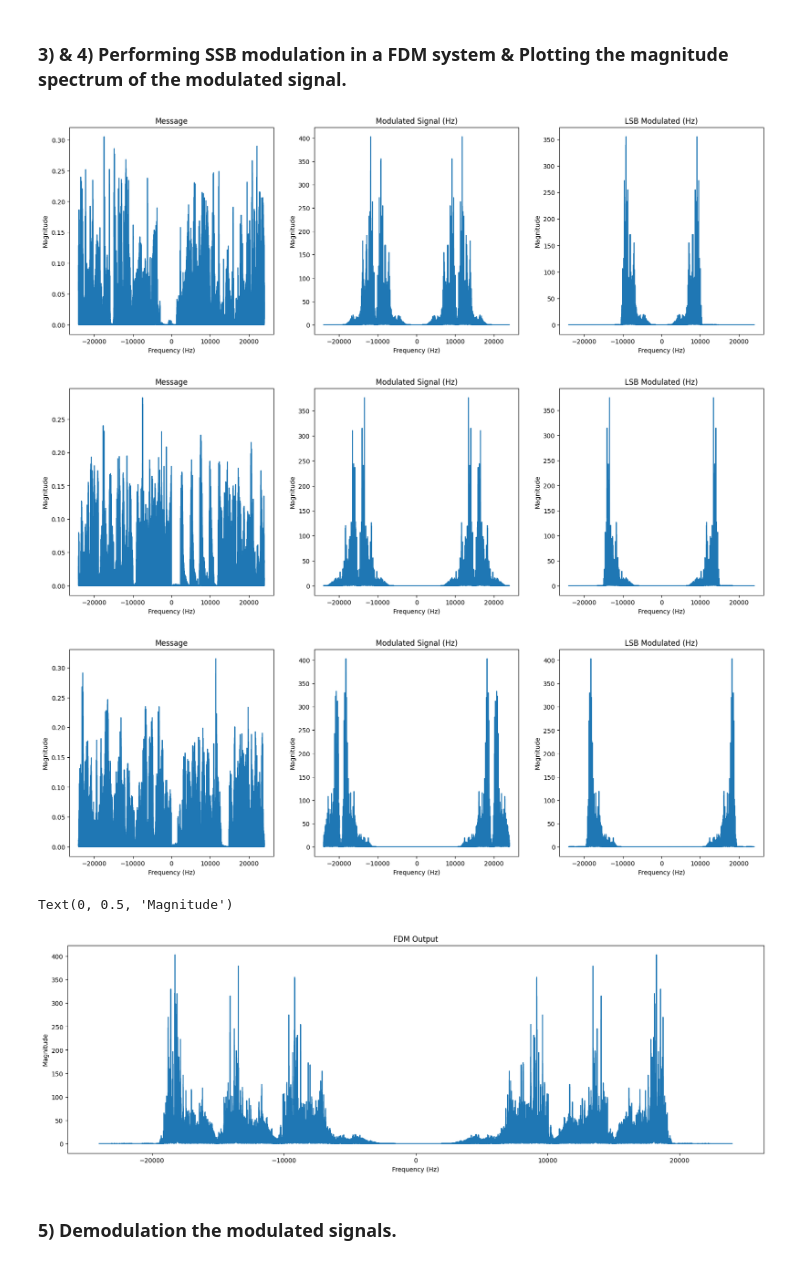
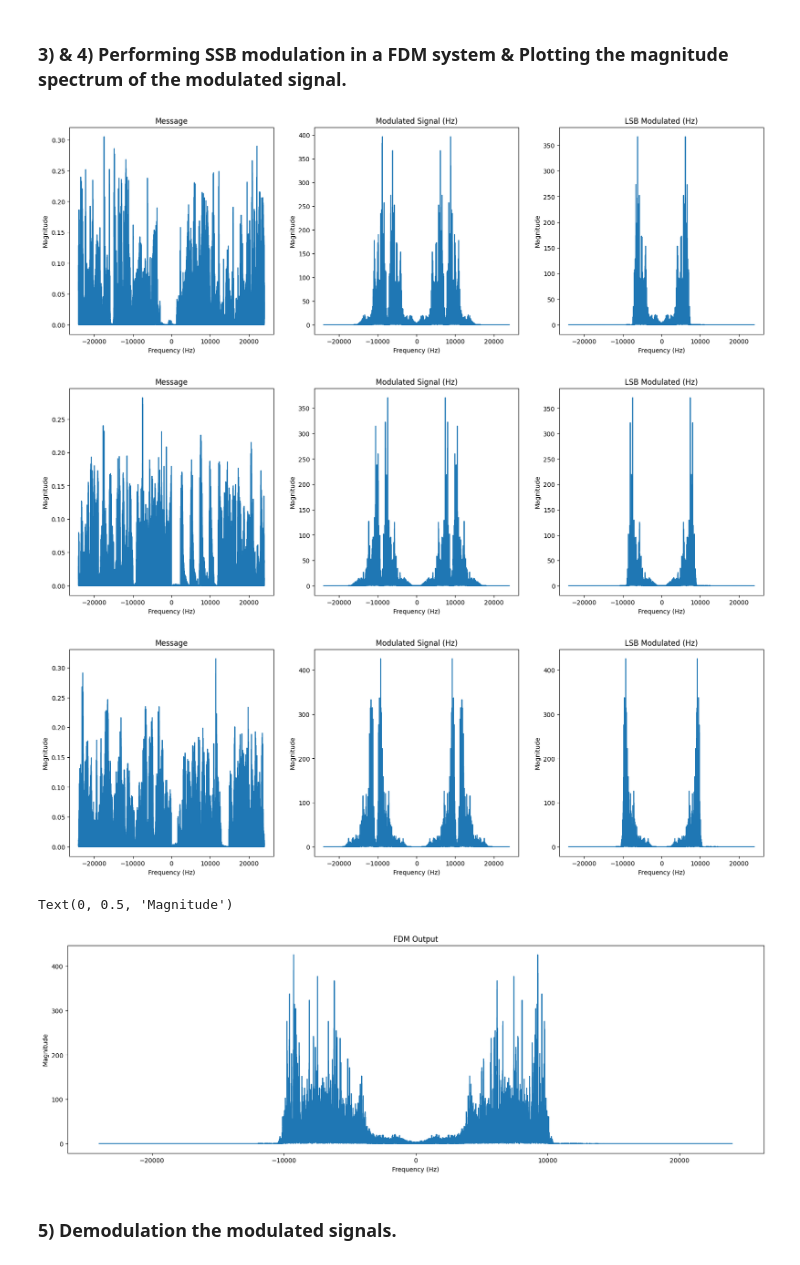
Before and after one commit to ali-bahr/FDM-SSB-Modulation, a Jupyter notebook: FDM_modulation.ipynb, the cells around one changed output. Saved outputs shown, nothing was run; the diff lists cells and outputs as text; code cells hidden in the pictures.

```diff
--- a/FDM_modulation.ipynb
+++ b/FDM_modulation.ipynb
@@ -169,7 +169,7 @@ final_signal = np.zeros(duration * Fs)
 
 for index, filtered_audio in enumerate(filtered_audios):
     # initialize the carrier
-    Fc = (2 + 1.5 * (index + 1)) * bandwidth
+    Fc = (2 + 0.5 * (index + 1)) * bandwidth
     Wc = 2 * np.pi * Fc
     carrier = np.cos(Wc * t)
 
@@ -208,37 +208,37 @@ for index, filtered_audio in enumerate(filtered_audios):
 
     plt.plot(freq, abs(np.fft.fftshift(np.fft.fft(filtered_audio))))
     plt.title("Message")
     plt.xlabel('Frequency (Hz)')
     plt.ylabel('Magnitude')
 
     plt.subplot(1, 3, 2)
     plt.plot(freq, abs(modulated_signal_freq))
     plt.title("Modulated Signal (Hz)")
     plt.xlabel('Frequency (Hz)')
     plt.ylabel('Magnitude')
 
     plt.subplot(1, 3, 3)
     plt.plot(freq, abs(ssb_signal_freq))
     plt.title("LSB Modulated (Hz)")
     plt.xlabel('Frequency (Hz)')
     plt.ylabel('Magnitude')
 
     plt.show()
 
 
 plt.figure(figsize=(20, 6))
 plt.subplot(1, 1, 1)
 
 plt.plot(freq, abs(np.fft.fftshift(np.fft.fft(final_signal))))
 plt.title("FDM Output")
 plt.xlabel('Frequency (Hz)')
 plt.ylabel('Magnitude')
 # %% [output]
-[figure, old version]
+[figure, new version]
-[figure, old version]
+[figure, new version]
-[figure, old version]
+[figure, new version]
 Text(0, 0.5, 'Magnitude')
-[figure, old version]
+[figure, new version]
 # %% [markdown]
 ### **5) Demodulation the modulated signals.**
 # %%
```
Also changed, not shown: parts of 2 cells of this notebook, 3 other files.
